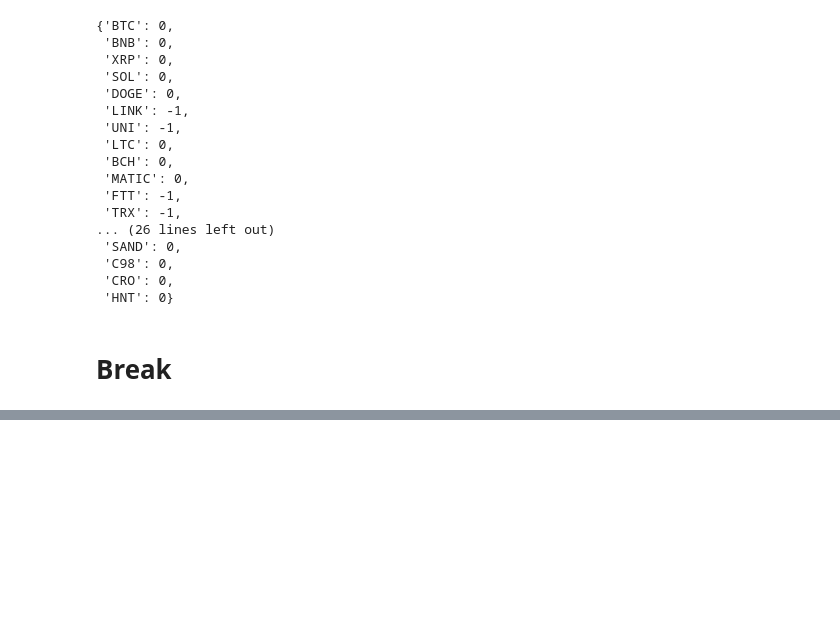
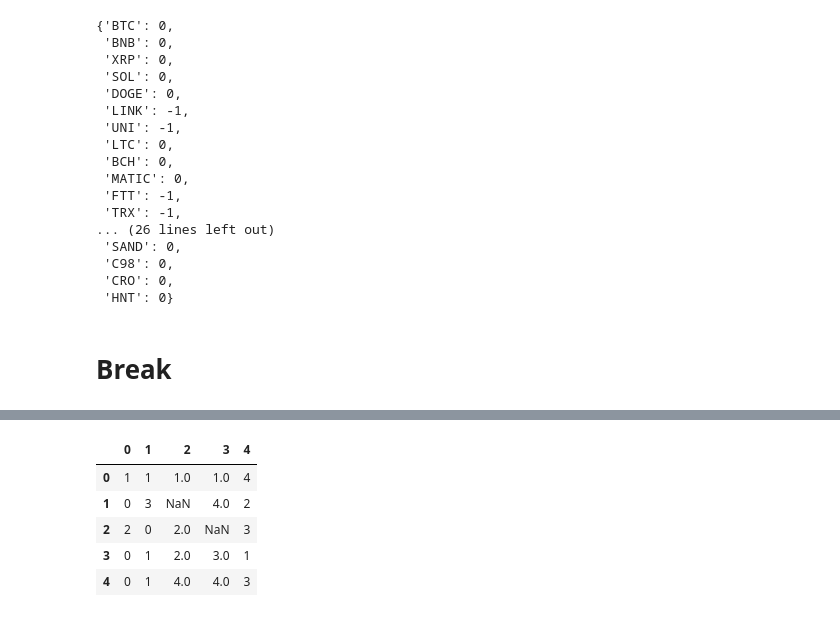
Before and after one commit to roymgabriel/6767-project3, a Jupyter notebook: roy_testing_notebook.ipynb, the cells around one changed output, grey strips where cells are left out. Cells and saved outputs as stored; diff of their text form; code cells hidden in the pictures; blank space fills up the shorter version.

```diff
--- a/roy_testing_notebook.ipynb
+++ b/roy_testing_notebook.ipynb
@@ -311,0 +294,14 @@ trading_signals
+# %%
+df = pd.DataFrame(np.random.randint(5, size=[5, 5]))
+# %%
+df.iloc[2, 3] = np.nan
+df.iloc[1, 2] = np.nan
+# %%
+df
+# %% [output]
+|  | 0 | 1 | 2 | 3 | 4 |
+| 0 | 1 | 1 | 1.0 | 1.0 | 4 |
+| 1 | 0 | 3 | NaN | 4.0 | 2 |
+| 2 | 2 | 0 | 2.0 | NaN | 3 |
+| 3 | 0 | 1 | 2.0 | 3.0 | 1 |
+| 4 | 0 | 1 | 4.0 | 4.0 | 3 |
```
Also changed, not shown: parts of 7 cells of this notebook, 2 other files.
